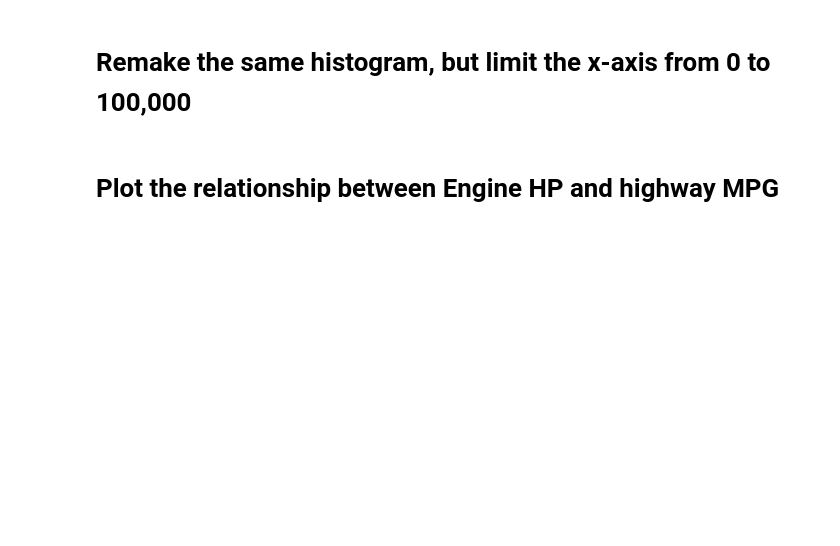
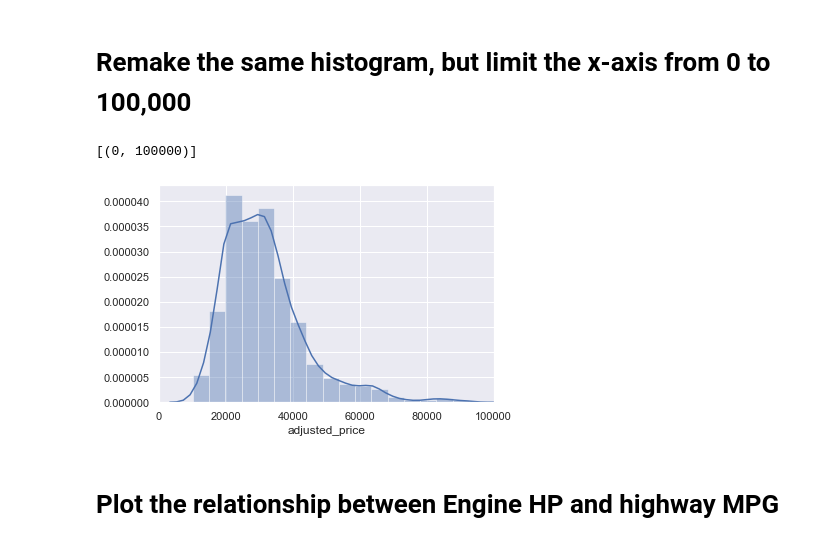
Before and after one commit to Josslyn1127/2020-fall-data-science, a Jupyter notebook: Week2-EDA/Exercise-EDA.ipynb, the cells around one changed output. Drawn from its saved outputs; the diff is of its cells as text; code cells hidden in the pictures; blank space fills up the shorter version.

```diff
--- a/Week2-EDA/Exercise-EDA.ipynb
+++ b/Week2-EDA/Exercise-EDA.ipynb
@@ -198,6 +189,11 @@ ax=sns.distplot(df_c1['adjusted_price']);
 # Remake the same histogram, but limit the x-axis from 0 to 100,000
 # %%
 # Remake the same histogram, but limit the x-axis from 0 to 100,000
+limit_histogram = sns.distplot(df_c1['adjusted_price'])
+limit_histogram.set(xlim = (0,100000))
+# %% [output]
+[(0, 100000)]
+[figure, added]
 # %% [markdown]
 # Plot the relationship between Engine HP and highway MPG
 # %%
```
Also changed, not shown: parts of 12 cells of this notebook.
